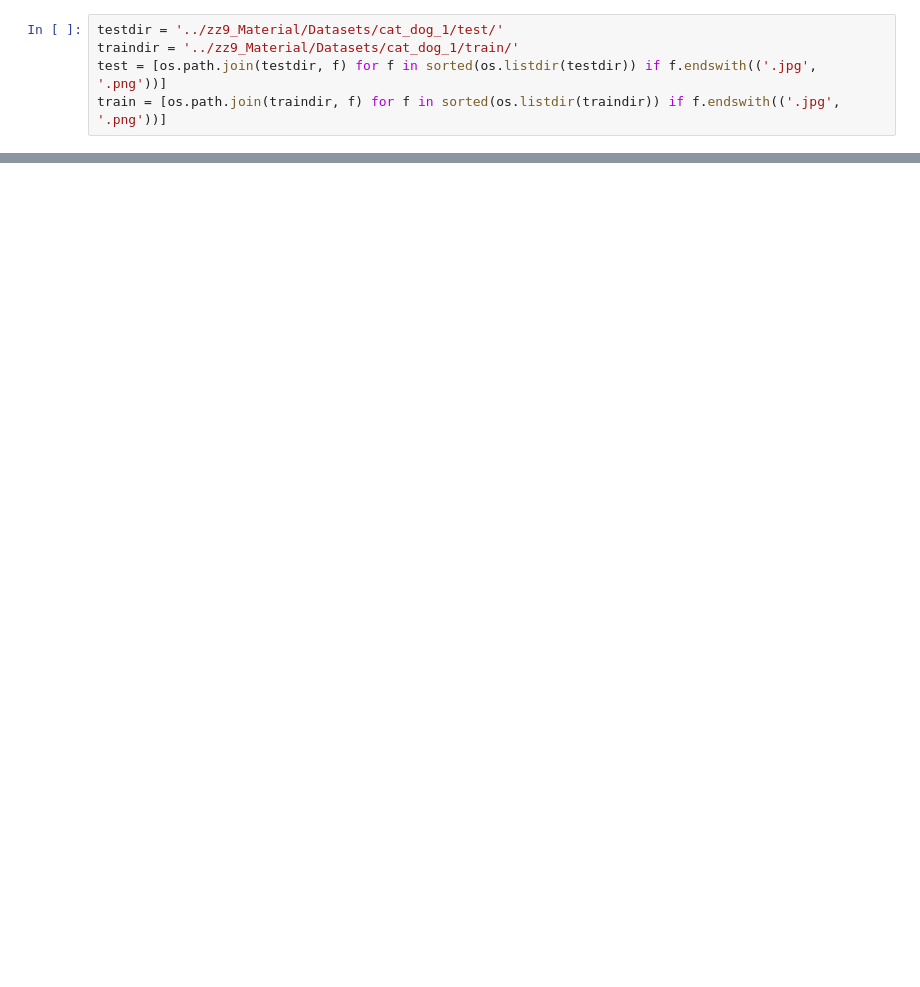
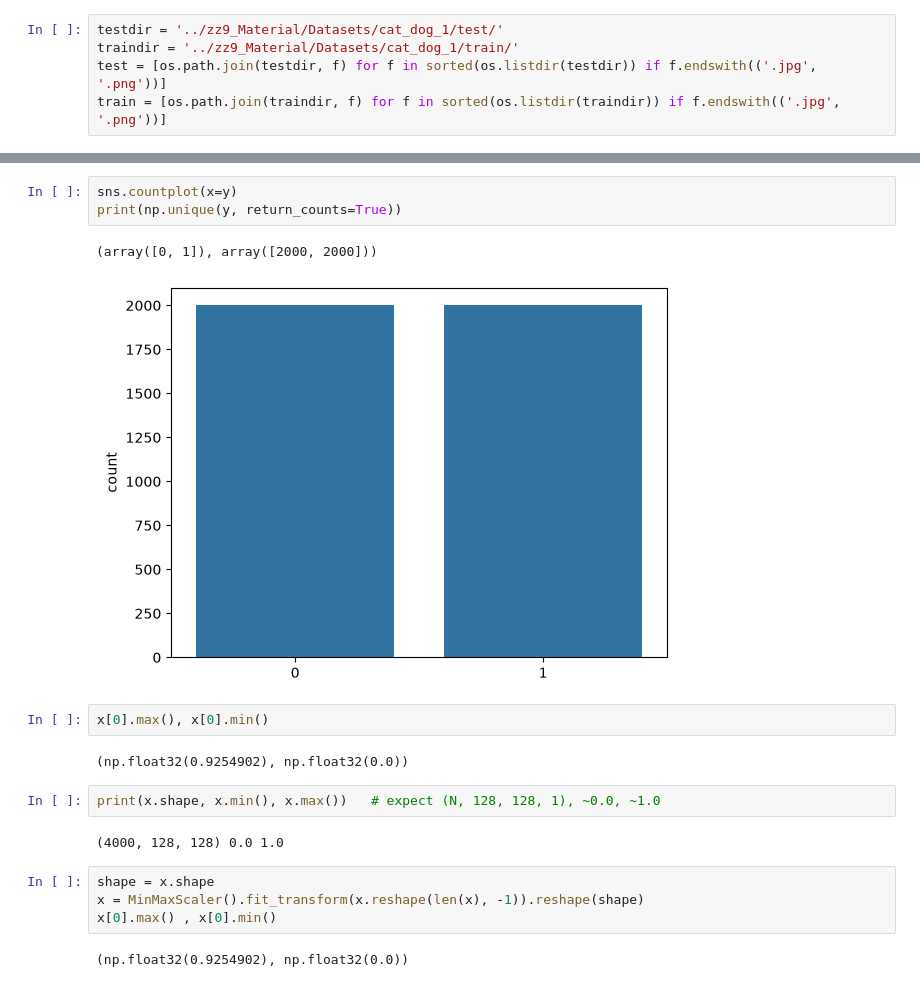
Before and after one commit to Yassinini/ML-CV-Learning, a Jupyter notebook: 1_Computer_Vision/SEC_5 Neural Networks for classification/Neural networks workout/Cats&Dogs.ipynb, the cells around one changed output, grey strips where cells are left out. Drawn from its saved outputs; the diff is of its cells as text; blank space fills up the shorter version.

```diff
--- a/1_Computer_Vision/SEC_5 Neural Networks for classification/Neural networks workout/Cats&Dogs.ipynb
+++ b/1_Computer_Vision/SEC_5 Neural Networks for classification/Neural networks workout/Cats&Dogs.ipynb
@@ -28,0 +112,20 @@ for img_path in train
+# %%
+sns.countplot(x=y)
+print(np.unique(y, return_counts=True))
+# %% [output]
+(array([0, 1]), array([2000, 2000]))
+[figure, added]
+# %%
+x[0].max(), x[0].min()
+# %% [output]
+(np.float32(0.9254902), np.float32(0.0))
+# %%
+print(x.shape, x.min(), x.max())   # expect (N, 128, 128, 1), ~0.0, ~1.0
+# %% [output]
+(4000, 128, 128) 0.0 1.0
+# %%
+shape = x.shape
+x = MinMaxScaler().fit_transform(x.reshape(len(x), -1)).reshape(shape)
+x[0].max() , x[0].min()
+# %% [output]
+(np.float32(0.9254902), np.float32(0.0))
```
Also changed, not shown: parts of 17 cells of this notebook.
